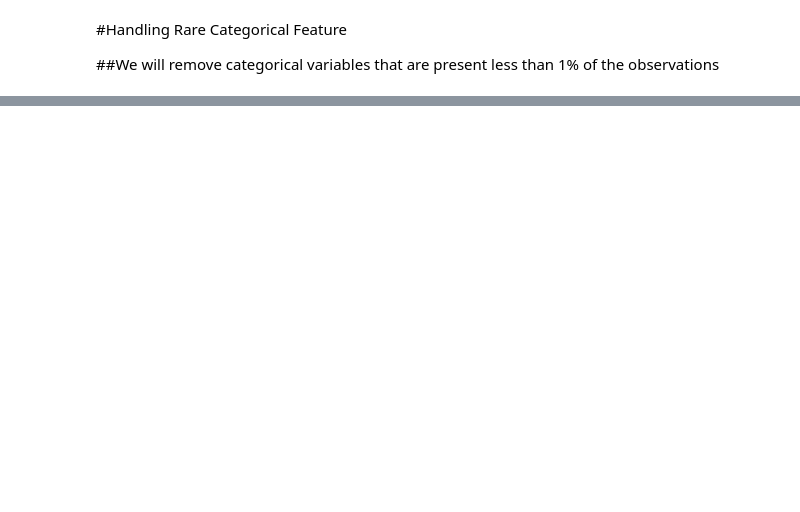
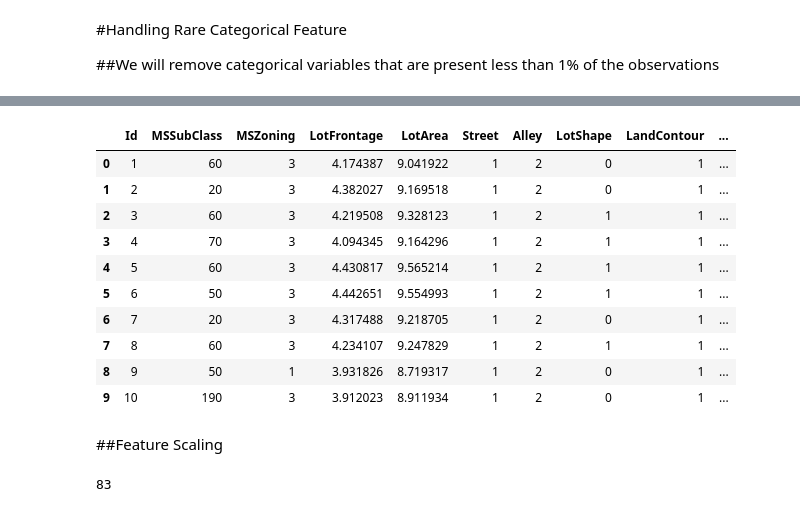
Before and after one commit to Enam88/Kaggle-Advanced-House-Pricing-Project, a Jupyter notebook: Feature_Engineering.ipynb, the cells around one changed output, grey strips where cells are left out. Saved outputs shown, nothing was run; the diff lists cells and outputs as text; code cells hidden in the pictures; blank space fills up the shorter version.

```diff
--- a/Feature_Engineering.ipynb
+++ b/Feature_Engineering.ipynb
@@ -310,0 +300,21 @@ dataset.head(50)
+# %%
+dataset.head(10)
+# %% [output]
+|  | Id | MSSubClass | MSZoning | LotFrontage | LotArea | Street | Alley | LotShape | LandContour | ... |
+| 0 | 1 | 60 | 3 | 4.174387 | 9.041922 | 1 | 2 | 0 | 1 | ... |
+| 1 | 2 | 20 | 3 | 4.382027 | 9.169518 | 1 | 2 | 0 | 1 | ... |
+| 2 | 3 | 60 | 3 | 4.219508 | 9.328123 | 1 | 2 | 1 | 1 | ... |
+| 3 | 4 | 70 | 3 | 4.094345 | 9.164296 | 1 | 2 | 1 | 1 | ... |
+| 4 | 5 | 60 | 3 | 4.430817 | 9.565214 | 1 | 2 | 1 | 1 | ... |
+| 5 | 6 | 50 | 3 | 4.442651 | 9.554993 | 1 | 2 | 1 | 1 | ... |
+| 6 | 7 | 20 | 3 | 4.317488 | 9.218705 | 1 | 2 | 0 | 1 | ... |
+| 7 | 8 | 60 | 3 | 4.234107 | 9.247829 | 1 | 2 | 1 | 1 | ... |
+| 8 | 9 | 50 | 1 | 3.931826 | 8.719317 | 1 | 2 | 0 | 1 | ... |
+| 9 | 10 | 190 | 3 | 3.912023 | 8.911934 | 1 | 2 | 0 | 1 | ... |
+# %% [markdown]
+##Feature Scaling
+# %%
+feature_scale=[feature for feature in dataset.columns if feature not in ['Id','SalePerice'] ]
+len(feature_scale)
+# %% [output]
+83
```
Also changed, not shown: parts of 29 cells of this notebook.
